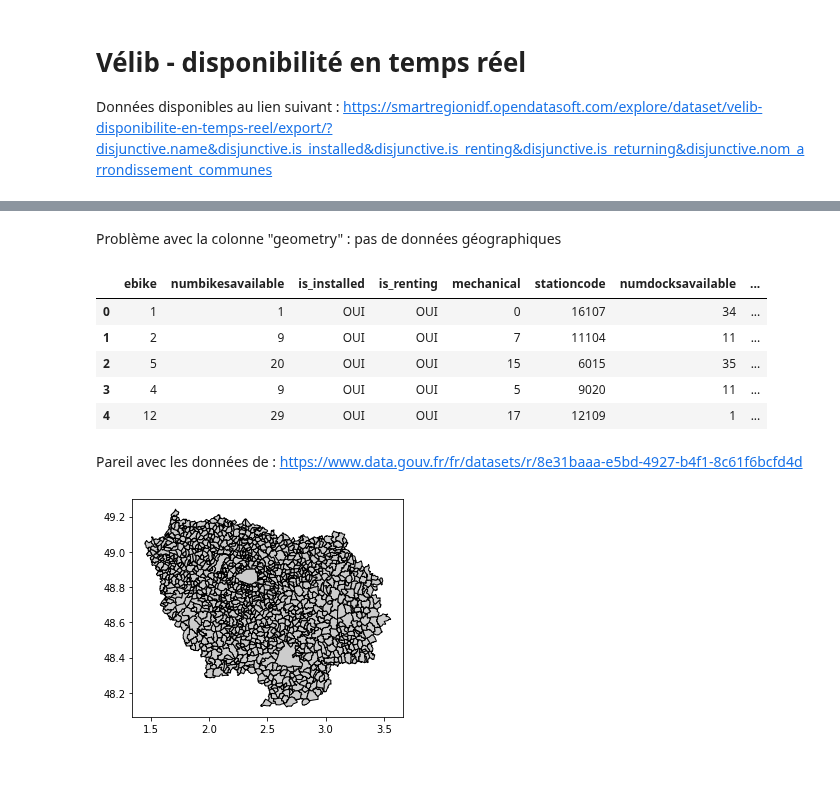
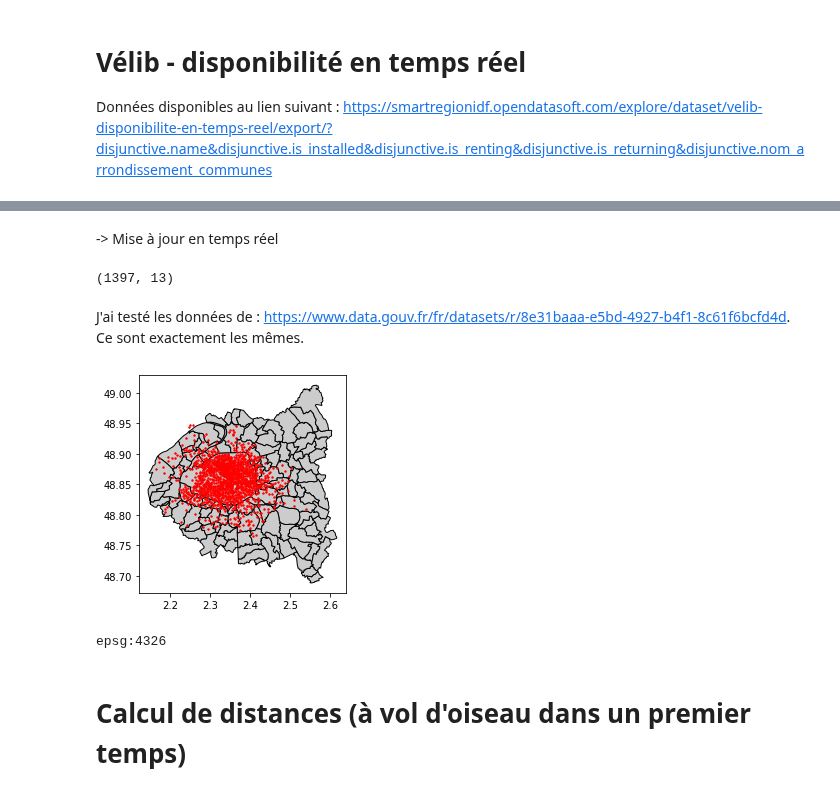
Before and after one commit to ImaneFa/Projet_Python, a Jupyter notebook: Découverte_données_vélos.ipynb, the cells around one changed output, grey strips where cells are left out. Saved outputs shown, nothing was run; the diff lists cells and outputs as text; code cells hidden in the pictures; blank space fills up the shorter version.

Commit message:
Premiers calculs de distances

```diff
--- a/Découverte_données_vélos.ipynb
+++ b/Découverte_données_vélos.ipynb
@@ -204,22 +220,21 @@ velib.head()
-# %% [markdown]
-Problème avec la colonne "geometry" : pas de données géographiques
-# %%
-velib = gpd.read_file("https://www.data.gouv.fr/fr/datasets/r/8e31baaa-e5bd-4927-b4f1-8c61f6bcfd4d")
+# %% [markdown]
+-> Mise à jour en temps réel
 # %%
-velib.head()
+velib.shape
 # %% [output]
-|  | ebike | numbikesavailable | is_installed | is_renting | mechanical | stationcode | numdocksavailable | ... |
-| 0 | 1 | 1 | OUI | OUI | 0 | 16107 | 34 | ... |
-| 1 | 2 | 9 | OUI | OUI | 7 | 11104 | 11 | ... |
-| 2 | 5 | 20 | OUI | OUI | 15 | 6015 | 35 | ... |
-| 3 | 4 | 9 | OUI | OUI | 5 | 9020 | 11 | ... |
-| 4 | 12 | 29 | OUI | OUI | 17 | 12109 | 1 | ... |
+(1397, 13)
 # %% [markdown]
-Pareil avec les données de : https://www.data.gouv.fr/fr/datasets/r/8e31baaa-e5bd-4927-b4f1-8c61f6bcfd4d
+J'ai testé les données de : https://www.data.gouv.fr/fr/datasets/r/8e31baaa-e5bd-4927-b4f1-8c61f6bcfd4d. Ce sont exactement les mêmes.
 # %%
 fig, ax = plt.subplots()
-data_borders.loc[data_borders['dep'].isin(['75','77','78','91','92','93','94','95'])].plot(ax=ax, color='0.8', edgecolor='black')
-#velib.plot(ax=ax, color='red', markersize=2)
+data_borders.loc[data_borders['dep'].isin(['75','92','93','94'])].plot(ax=ax, color='0.8', edgecolor='black')
+velib.plot(ax=ax, color='red', markersize=2)
 plt.show()
 # %% [output]
-[figure, old version]
+[figure, new version]
+# %%
+print(velib.crs)
+# %% [output]
+epsg:4326
+# %% [markdown]
+# Calcul de distances (à vol d'oiseau dans un premier temps)
```
Also changed, not shown: parts of 19 cells of this notebook.
